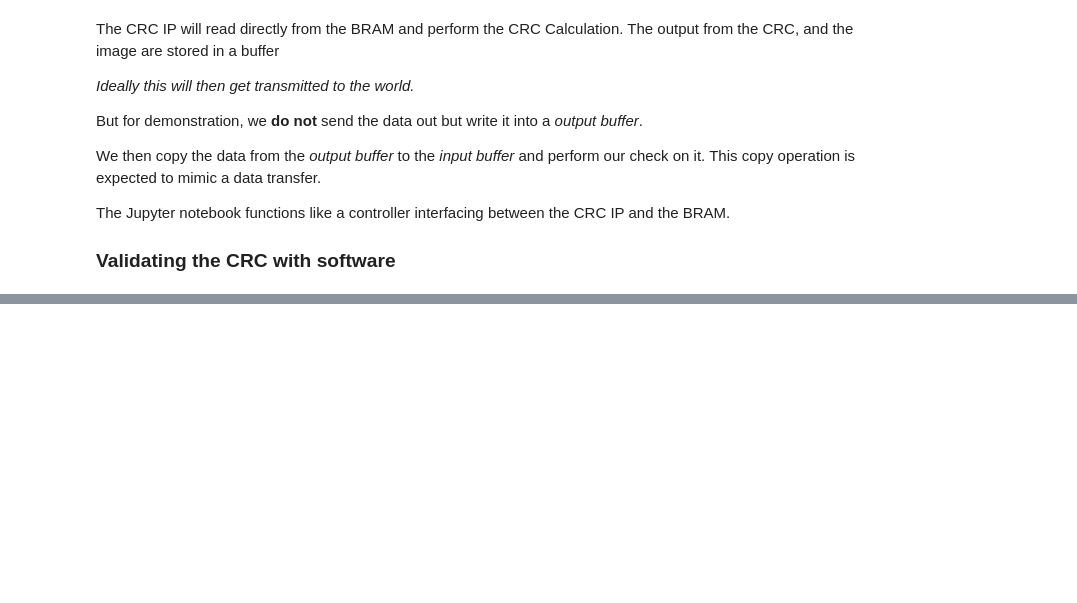
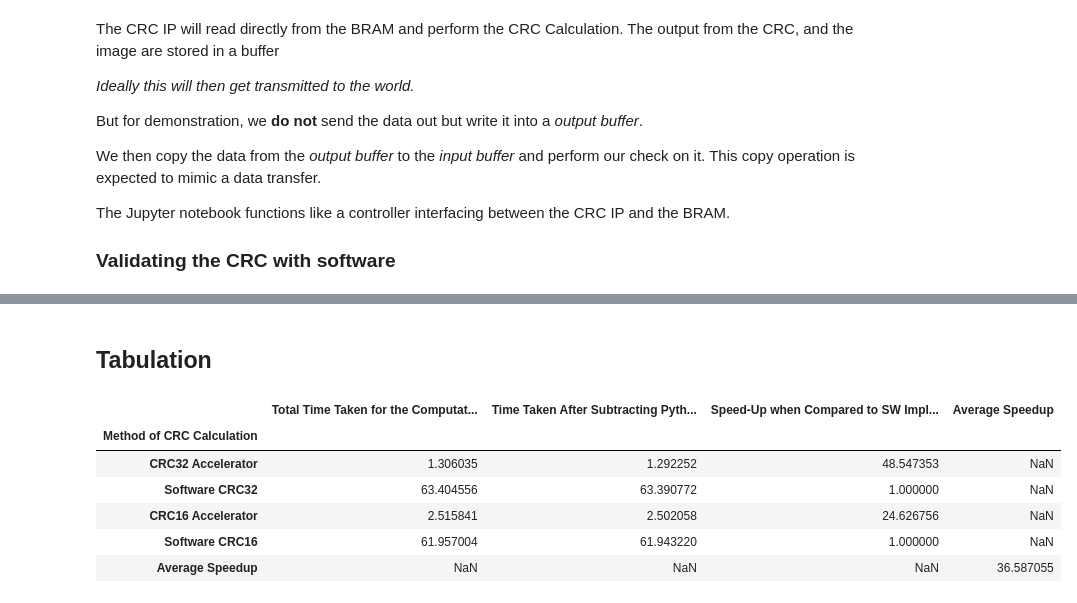
Before and after one commit to Alenkruth/crc_accelerator, a Jupyter notebook: overlay/crc_demo.ipynb, the cells around one changed output, grey strips where cells are left out. Saved outputs shown, nothing was run; the diff lists cells and outputs as text; code cells hidden in the pictures; blank space fills up the shorter version.

Commit message:
add 16bit performance calculations

```diff
--- a/overlay/crc_demo.ipynb
+++ b/overlay/crc_demo.ipynb
@@ -794,0 +827,8 @@ display(df)
+# %%
+start_hw_16 = time.time()
+for i in range(10):
+    hardware_crc_16()
+end_hw_16 = time.time()
+hardware_time_16 = end_hw_16-start_hw_16
+print('The total time taken for Hardware: ', hardware_time_16, 'seconds')
+%timeit -n 1 hardware_crc_16() #o can be used to return time to a variable
@@ -794,0 +860,8 @@ display(df)
+# %%
+start_sw_16 = time.time()
+for i in range(10):
+    software_crc_16()
+end_sw_16 = time.time()
+software_time_16 = end_sw_16-start_sw_16
+print('The total time taken for Software:', software_time_16, 'seconds')
+%timeit -n 1 software_crc_16()
@@ -794,0 +871,38 @@ display(df)
+# %% [markdown]
+## Tabulation
+# %%
+dict = {'Method of CRC Calculation'                            :\
+                ["CRC32 Accelerator", "Software CRC32",\
+                 "CRC16 Accelerator", "Software CRC16",\
+                 "Average Speedup"],
+        'Total Time Taken for the Computation (in s)'          :\
+                [hardware_time, software_time,\
+                 hardware_time_16, software_time_16,\
+                 None],
+        'Time Taken After Subtracting Python Overhead (in s)'  :\
+                [hardware_time-ref_time, software_time-ref_time,\
+                 hardware_time_16-ref_time, software_time_16-ref_time,\
+                 None],
+        'Speed-Up when Compared to SW Implementation (in s)'   :\
+                [software_time/hardware_time, software_time/software_time,\
+                 software_time_16/hardware_time_16, software_time_16/software_time_16,
+                 None],
+        'Average Speedup' : [None, None, None, None,\
+                    ((software_time/hardware_time)+(software_time_16/hardware_time_16))/2]
+        }
+
+df = pd.DataFrame(dict)
+df = df.set_index('Method of CRC Calculation', drop=True)
+df = df[['Total Time Taken for the Computation (in s)',\
+         'Time Taken After Subtracting Python Overhead (in s)',\
+         'Speed-Up when Compared to SW Implementation (in s)',\
+         'Average Speedup']]
+display(df)
+# %% [output]
+|  | Total Time Taken for the Computat... | Time Taken After Subtracting Pyth... | Speed-Up when Compared to SW Impl... | Average Speedup |
+| Method of CRC Calculation |  |  |  |  |
+| CRC32 Accelerator | 1.306035 | 1.292252 | 48.547353 | NaN |
+| Software CRC32 | 63.404556 | 63.390772 | 1.000000 | NaN |
+| CRC16 Accelerator | 2.515841 | 2.502058 | 24.626756 | NaN |
+| Software CRC16 | 61.957004 | 61.943220 | 1.000000 | NaN |
+| Average Speedup | NaN | NaN | NaN | 36.587055 |
```
Also changed, not shown: parts of 19 cells of this notebook.
